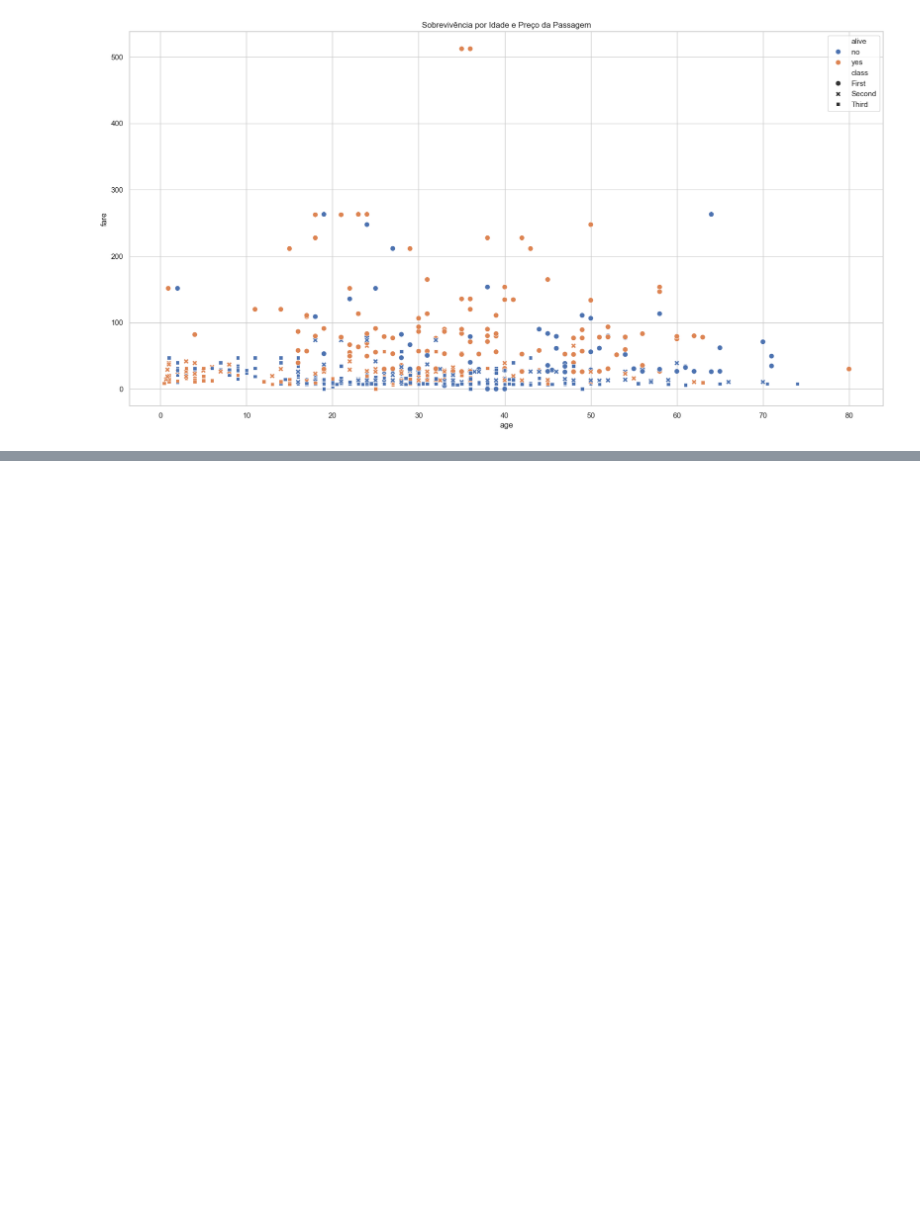
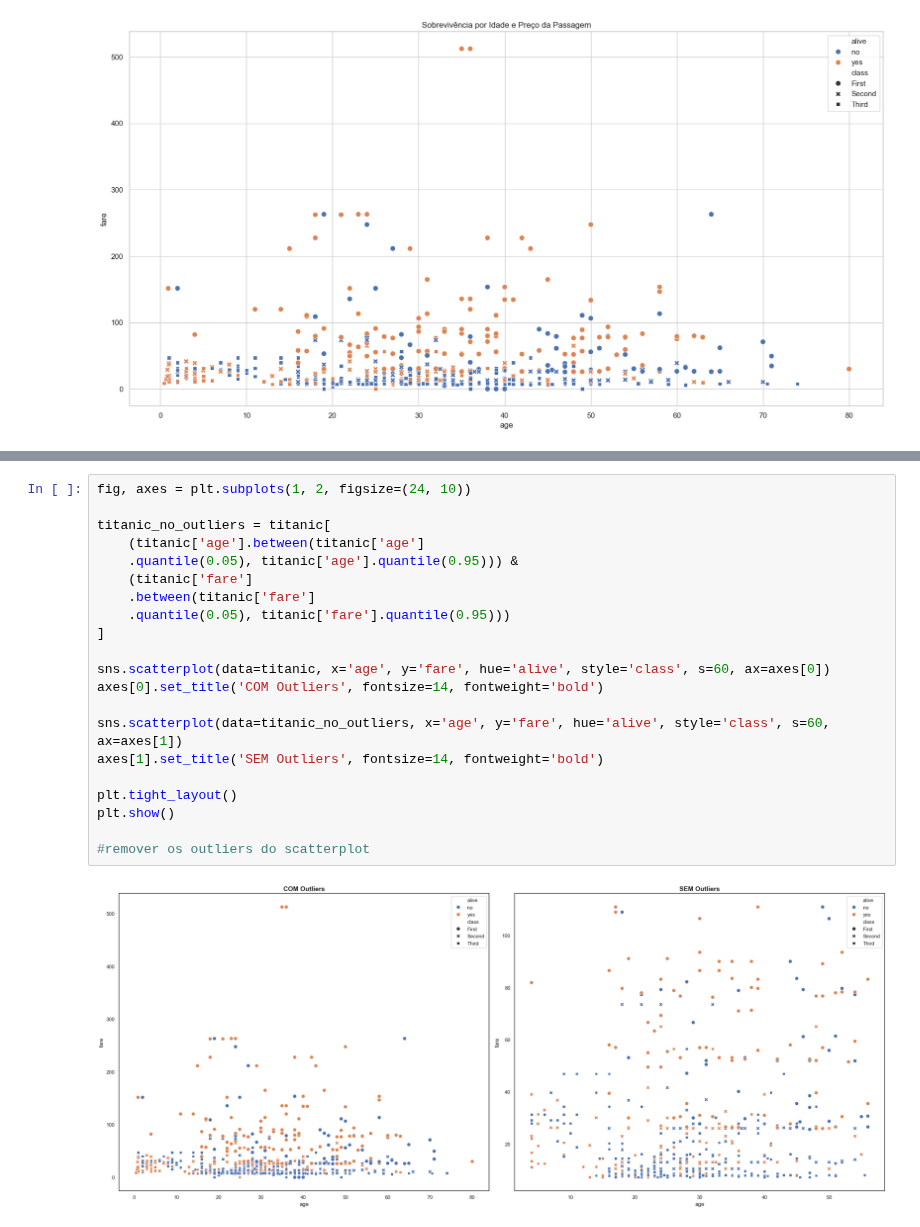
Before and after one commit to Alissonfelipe1234/trilha_dados_agibank, a Jupyter notebook: Modulo 3/seaborn.ipynb, the cells around one changed output, grey strips where cells are left out. Saved outputs shown, nothing was run; the diff lists cells and outputs as text; blank space fills up the shorter version.

```diff
--- a/Modulo 3/seaborn.ipynb
+++ b/Modulo 3/seaborn.ipynb
@@ -183,0 +220,23 @@ plt.show()
+# %%
+fig, axes = plt.subplots(1, 2, figsize=(24, 10))
+
+titanic_no_outliers = titanic[
+    (titanic['age'].between(titanic['age']
+    .quantile(0.05), titanic['age'].quantile(0.95))) &
+    (titanic['fare']
+    .between(titanic['fare']
+    .quantile(0.05), titanic['fare'].quantile(0.95)))
+]
+
+sns.scatterplot(data=titanic, x='age', y='fare', hue='alive', style='class', s=60, ax=axes[0])
+axes[0].set_title('COM Outliers', fontsize=14, fontweight='bold')
+
+sns.scatterplot(data=titanic_no_outliers, x='age', y='fare', hue='alive', style='class', s=60, ax=axes[1])
+axes[1].set_title('SEM Outliers', fontsize=14, fontweight='bold')
+
+plt.tight_layout()
+plt.show()
+
+#remover os outliers do scatterplot
+# %% [output]
+[figure, added]
```
Also changed, not shown: parts of 3 cells of this notebook, 4 other files.
